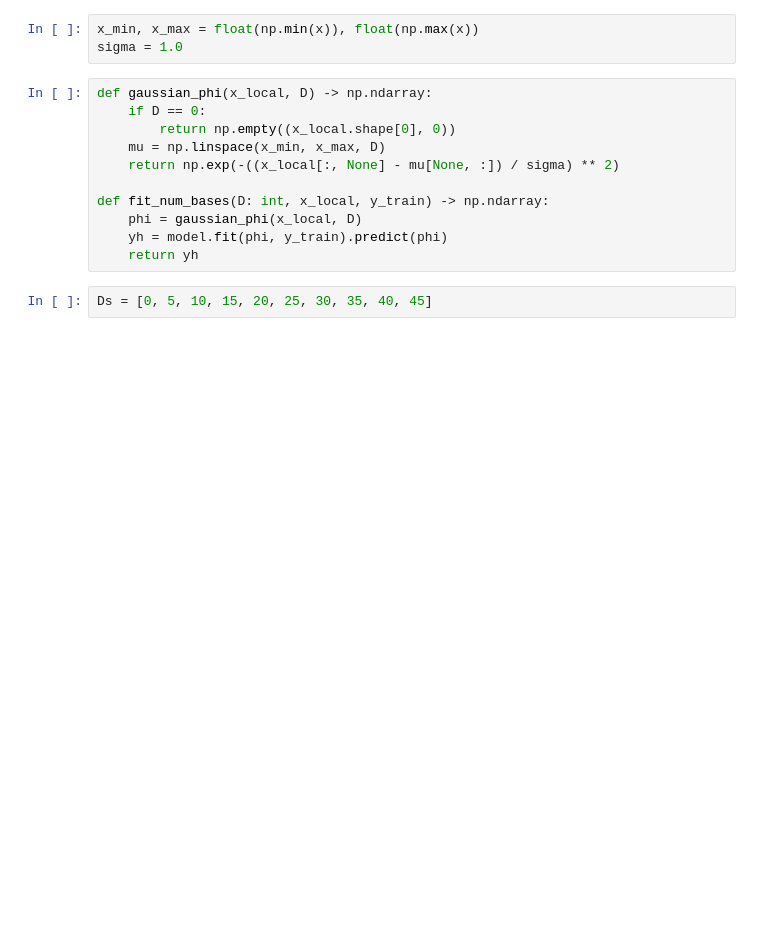
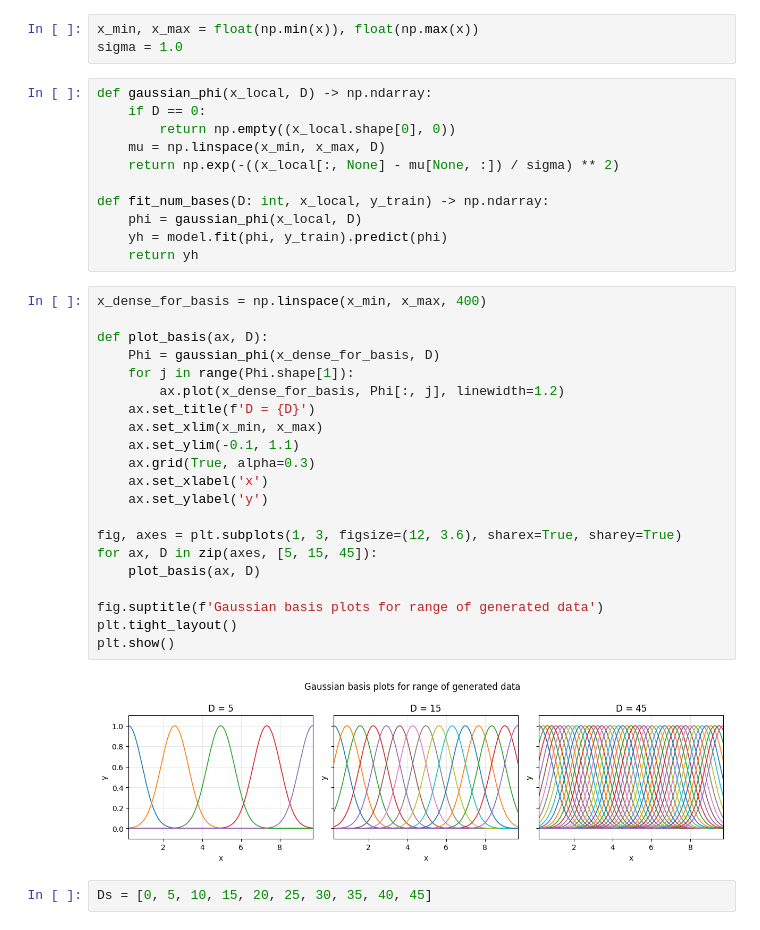
Before and after one commit to gabbrousset/ml-regularization-bias-variance, a Jupyter notebook: notebook.ipynb, the cells around one changed output. Cells and saved outputs as stored; diff of their text form; blank space fills up the shorter version.

```diff
--- a/notebook.ipynb
+++ b/notebook.ipynb
@@ -155,6 +156,29 @@ def fit_num_bases(D: int, x_local, y_train) -> np.ndarray:
     phi = gaussian_phi(x_local, D)
     yh = model.fit(phi, y_train).predict(phi)
     return yh
+# %%
+x_dense_for_basis = np.linspace(x_min, x_max, 400)
+
+def plot_basis(ax, D):
+    Phi = gaussian_phi(x_dense_for_basis, D)
+    for j in range(Phi.shape[1]):
+        ax.plot(x_dense_for_basis, Phi[:, j], linewidth=1.2)
+    ax.set_title(f'D = {D}')
+    ax.set_xlim(x_min, x_max)
+    ax.set_ylim(-0.1, 1.1)
+    ax.grid(True, alpha=0.3)
+    ax.set_xlabel('x')
+    ax.set_ylabel('y')
+
+fig, axes = plt.subplots(1, 3, figsize=(12, 3.6), sharex=True, sharey=True)
+for ax, D in zip(axes, [5, 15, 45]):
+    plot_basis(ax, D)
+
+fig.suptitle(f'Gaussian basis plots for range of generated data')
+plt.tight_layout()
+plt.show()
+# %% [output]
+[figure, added]
 # %%
 Ds = [0, 5, 10, 15, 20, 25, 30, 35, 40, 45]
 # %%
```
Also changed, not shown: parts of 3 cells of this notebook, 1 other file.
